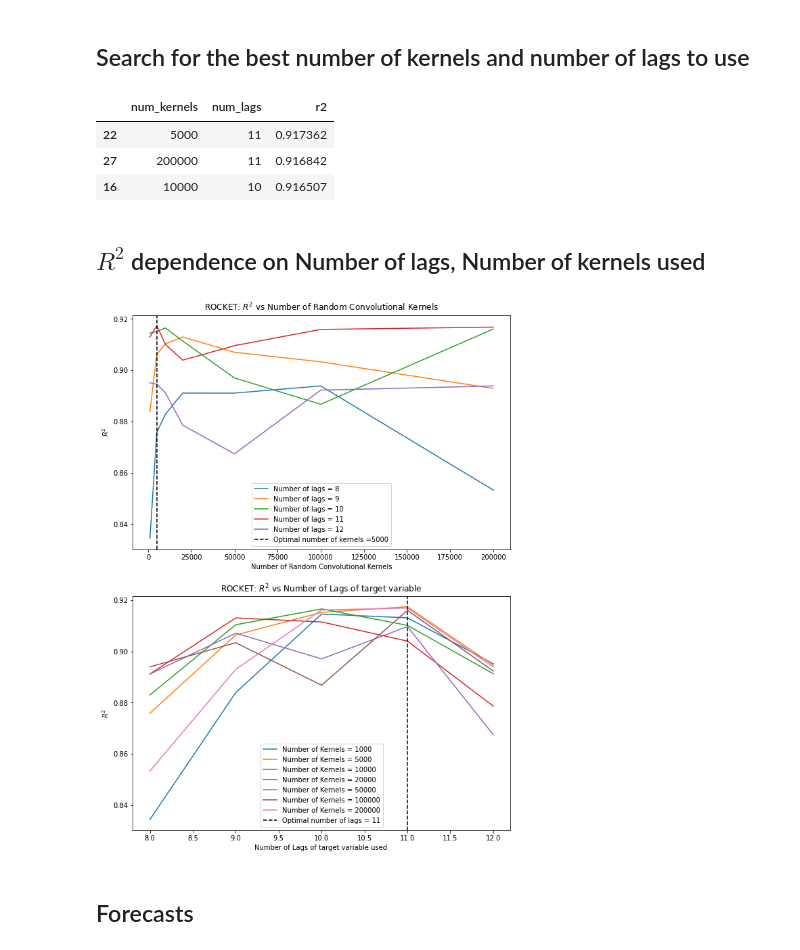
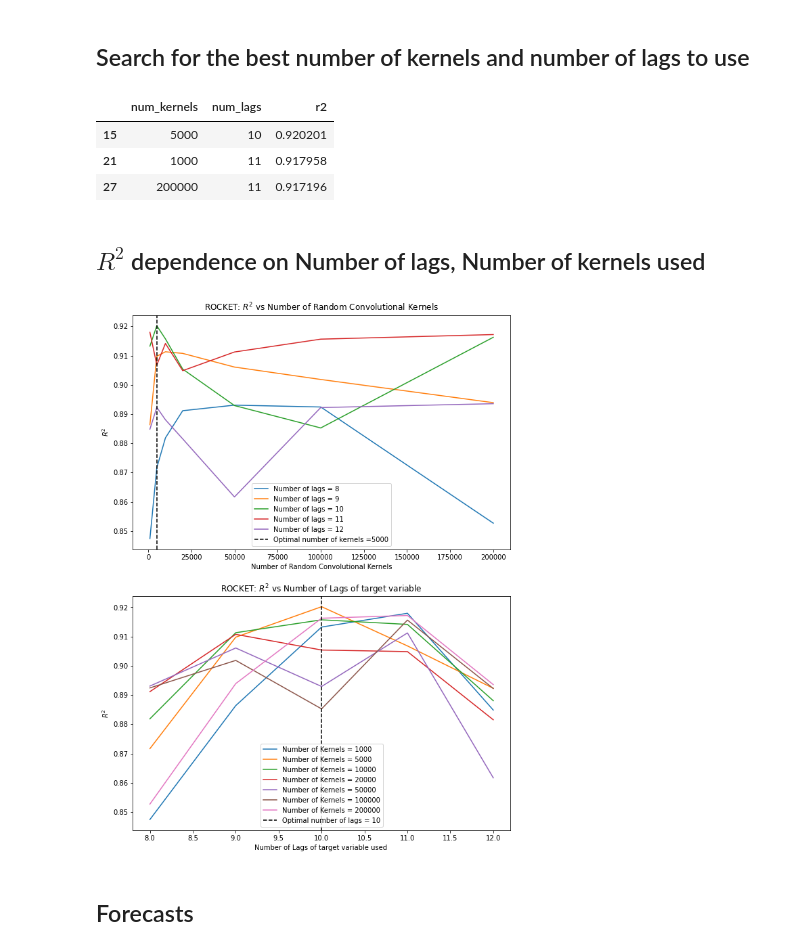
Before and after one commit to GeorgyMkrtchyan/ROCKET-project, a Jupyter notebook: ROCKET_final.ipynb, the cells around one changed output. Drawn from its saved outputs; the diff is of its cells as text; code cells hidden in the pictures.

```diff
--- a/ROCKET_final.ipynb
+++ b/ROCKET_final.ipynb
@@ -219,21 +326,24 @@ r2_score()
 # %% [markdown]
 ## Search for the best number of kernels and number of lags to use
 # %%
+y = load_airline()
+train_size=90
+y_train, y_test=y[:train_size],y[train_size:]
 diff_kernels=[1000,5000,10000,20000,50000,100000,200000]
 results_r2=[]
 results_time=[]
 results_r2,results_time=get_best_lags_kernels(8,13,diff_kernels,y,train_size)
 r2_df=pd.DataFrame(results_r2)
 time_df=pd.DataFrame(results_time)
 r2_df.columns=['num_kernels','num_lags','r2']
 time_df.columns=['num_kernels','num_lags','time']
 r2_df_sorted=r2_df.sort_values(by='r2',ascending=False)
 r2_df_sorted.head(3)
 # %% [output]
 |  | num_kernels | num_lags | r2 |
-| 22 | 5000 | 11 | 0.917362 |
-| 27 | 200000 | 11 | 0.916842 |
-| 16 | 10000 | 10 | 0.916507 |
+| 15 | 5000 | 10 | 0.920201 |
+| 21 | 1000 | 11 | 0.917958 |
+| 27 | 200000 | 11 | 0.917196 |
 # %% [markdown]
 ## $R^2$ dependence on Number of lags, Number of kernels used
 # %%
@@ -258,7 +368,7 @@ ax2.axvline(r2_df_sorted.head(1).num_lags.values[0],ls='--',c='k',label=f'Optima
 ax2.legend(loc=8)
 plt.show()
 # %% [output]
-[figure, old version]
+[figure, new version]
 # %% [markdown]
 ## Forecasts
 # %% [markdown]
```
Also changed, not shown: parts of 25 cells of this notebook, 1 other file.
